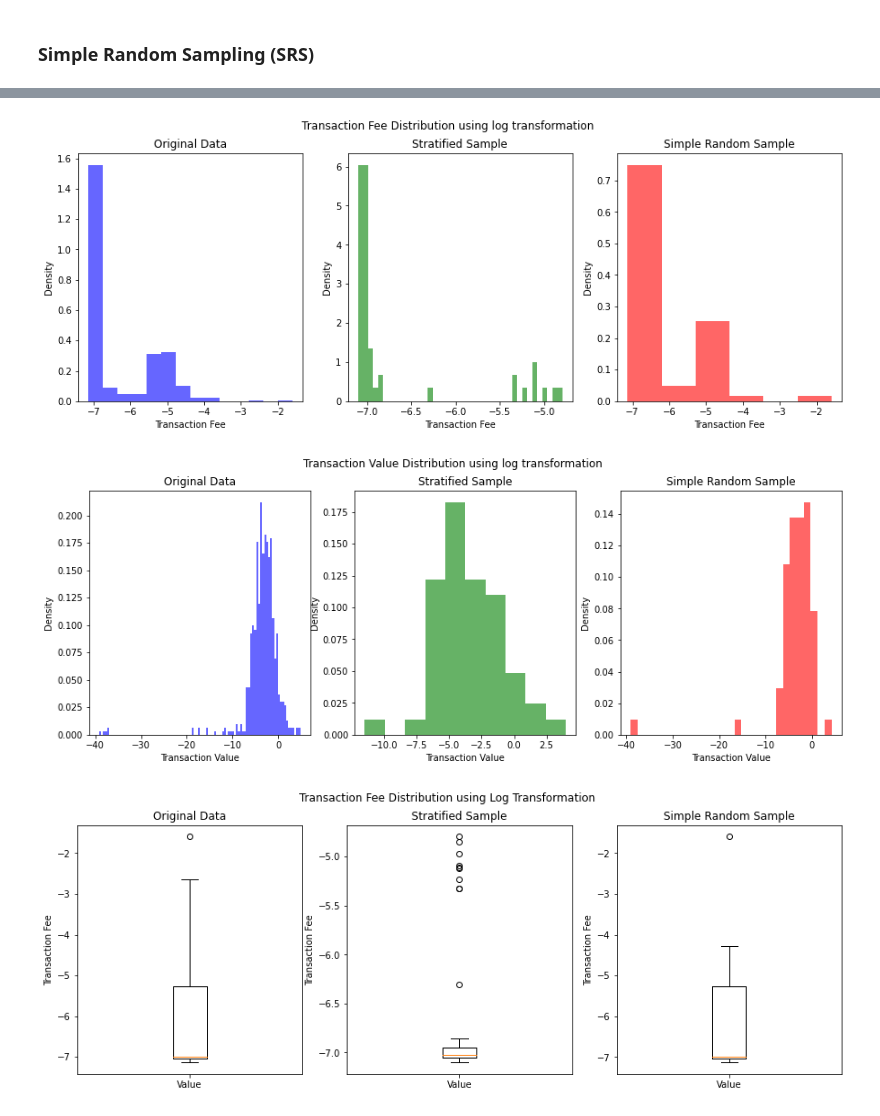
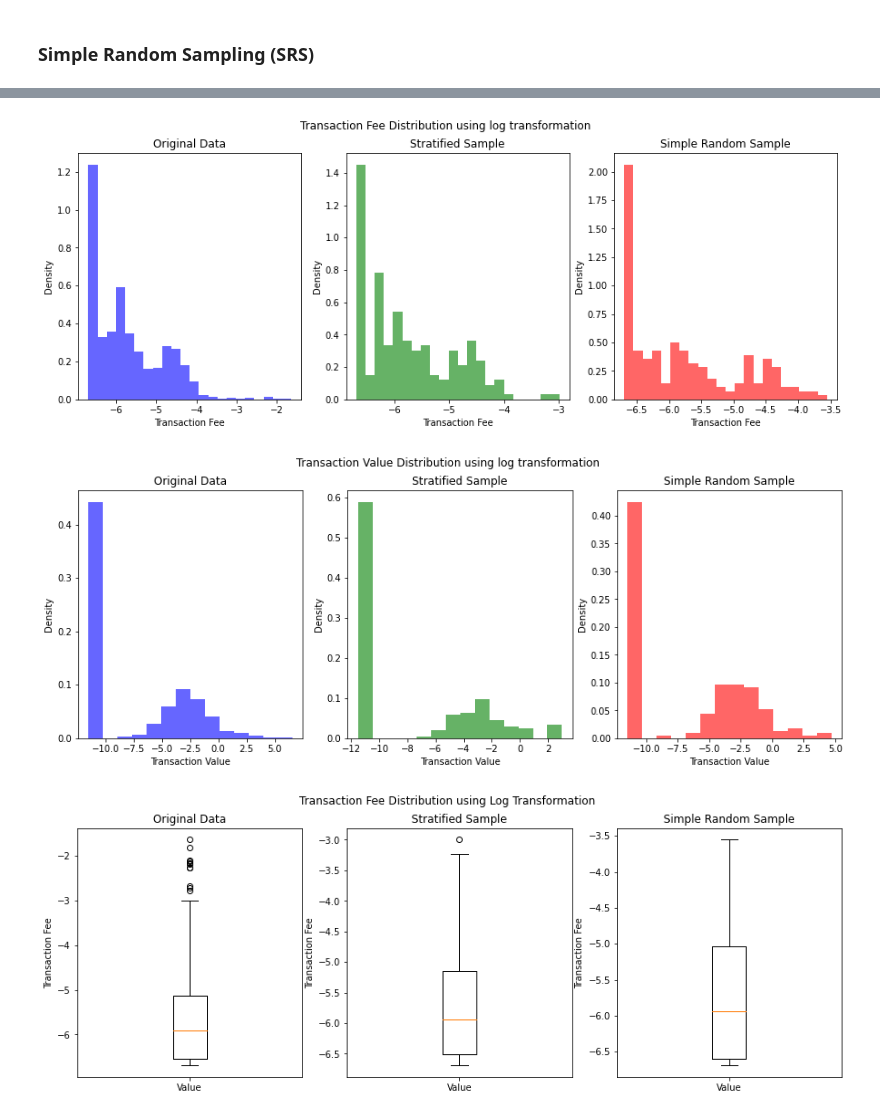
Before and after one commit to avamirm/Web-Scraping, a Jupyter notebook: Code&Report.ipynb, the cells around one changed output, grey strips where cells are left out. Drawn from its saved outputs; the diff is of its cells as text; code cells hidden in the pictures.

```diff
--- a/Code&Report.ipynb
+++ b/Code&Report.ipynb
@@ -531,0 +565,4 @@ transactionsDf_without_zero_txn.describe()
+# %%
+sample_size = round(calcSampleProportion(transactionsDf_with_zero_txn) * transactionsDf_with_zero_txn.shape[0])
+simple_random_sampled = transactionsDf_with_zero_txn.sample(n=sample_size, random_state=42)
+display(simple_random_sampled[['Value', 'Txn Fee']].describe())
@@ -574,0 +598,3 @@ sampled_with_stratified.describe()
+# %%
+transactionsDf_with_zero_txn['New Methods'] = transactionsDf_with_zero_txn['Method']
+transactionsDf_with_zero_txn
@@ -574,0 +615,12 @@ sampled_with_stratified.describe()
+# %%
+stratified_sampled = pd.DataFrame()
+
+top_9_methods = transactionsDf_with_zero_txn['New Methods'].value_counts().nlargest(9).index
+transactionsDf_with_zero_txn.loc[~transactionsDf_with_zero_txn['New Methods'].isin(top_9_methods), 'New Methods'] = 'Other'
+
+for method, group in transactionsDf_with_zero_txn.groupby('New Methods'):
+    num_samples = round(len(group) * calcSampleProportion(transactionsDf_with_zero_txn))
+    sampled_group = group.sample(n=num_samples, random_state=42)
+    stratified_sampled = pd.concat([stratified_sampled, sampled_group])
+
+stratified_sampled[['Value', 'Txn Fee']].describe()
@@ -575,77 +637,89 @@ sampled_with_stratified.describe()
 # %%
-bin_size_original = calcBinSize(np.log(transactionsDf_without_zero_txn['Txn Fee']))
-bin_size_stratified = calcBinSize(np.log(sampled_with_stratified['Txn Fee']))
-bin_size_simple = calcBinSize(np.log(sampled_with_simple_random['Txn Fee']))
+# bin_size_original = calcBinSize(np.log(transactionsDf_with_zero_txn['Txn Fee']))
+# bin_size_stratified = calcBinSize(np.log(stratified_sampled['Txn Fee']))
+# bin_size_simple = calcBinSize(np.log(simple_random_sampled['Txn Fee']))
+
+bin_size_original = calcBinSize(np.log(transactionsDf_with_zero_txn['Txn Fee']))
+bin_size_stratified = bin_size_original
+bin_size_simple = bin_size_original
 
 fig, ax = plt.subplots(1, 3, figsize=(15, 5))
 fig.suptitle('Transaction Fee Distribution using log transformation')
 
-ax[0].hist(np.log(transactionsDf_without_zero_txn['Txn Fee']), bins=bin_size_original, color='blue', density=True, alpha=0.6)
+ax[0].hist(np.log(transactionsDf_with_zero_txn['Txn Fee']), bins=bin_size_original, color='blue', density=True, alpha=0.6)
 ax[0].set_title('Original Data')
 ax[0].set_xlabel('Transaction Fee')
 ax[0].set_ylabel('Density')
 
-ax[1].hist(np.log(sampled_with_stratified['Txn Fee']), bins=bin_size_stratified, color='green', density=True, alpha=0.6)
+ax[1].hist(np.log(stratified_sampled['Txn Fee']), bins=bin_size_stratified, color='green', density=True, alpha=0.6)
 ax[1].set_title('Stratified Sample')
 ax[1].set_xlabel('Transaction Fee')
 ax[1].set_ylabel('Density')
 
-ax[2].hist(np.log(sampled_with_simple_random['Txn Fee']), bins=bin_size_simple, color='red', density=True, alpha=0.6)
+ax[2].hist(np.log(simple_random_sampled['Txn Fee']), bins=bin_size_simple, color='red', density=True, alpha=0.6)
 ax[2].set_title('Simple Random Sample')
 ax[2].set_xlabel('Transaction Fee')
 ax[2].set_ylabel('Density')
 
 plt.show()
 # %% [output]
-[figure, old version]
+[figure, new version]
 # %%
-bin_size_original = calcBinSize(np.log(transactionsDf_without_zero_txn['Value']))
-bin_size_stratified = calcBinSize(np.log(sampled_with_stratified['Value']))
-bin_size_simple = calcBinSize(np.log(sampled_with_simple_random['Value']))
+stratified_sampled_plus_epsilon = stratified_sampled['Value'] + epsilon
+transactionsDf_with_zero_txn_plus_epsilon = transactionsDf_with_zero_txn['Value'] + epsilon
+simple_random_sampled_plus_epsilon = simple_random_sampled['Value'] + epsilon
+
+# bin_size_original = calcBinSize(np.log(transactionsDf_with_zero_txn_plus_epsilon))
+# bin_size_stratified = calcBinSize(np.log(stratified_sampled_plus_epsilon))
+# bin_size_simple = calcBinSize(np.log(simple_random_sampled_plus_epsilon))
+
+bin_size_original = calcBinSize(np.log(transactionsDf_with_zero_txn_plus_epsilon))
+bin_size_stratified = bin_size_original
+bin_size_simple = bin_size_original
 
 fig, ax = plt.subplots(1, 3, figsize=(15, 5))
 fig.suptitle('Transaction Value Distribution using log transformation')
 
-ax[0].hist(np.log(transactionsDf_without_zero_txn['Value']), bins=bin_size_original, color='blue', density=True, alpha=0.6)
+ax[0].hist(np.log(transactionsDf_with_zero_txn_plus_epsilon), bins=bin_size_original, color='blue', density=True, alpha=0.6)
 ax[0].set_title('Original Data')
 ax[0].set_xlabel('Transaction Value')
 ax[0].set_ylabel('Density')
 
-ax[1].hist(np.log(sampled_with_stratified['Value']), bins=bin_size_stratified, color='green', density=True, alpha=0.6)
+ax[1].hist(np.log(stratified_sampled_plus_epsilon), bins=bin_size_stratified, color='green', density=True, alpha=0.6)
 ax[1].set_title('Stratified Sample')
 ax[1].set_xlabel('Transaction Value')
 ax[1].set_ylabel('Density')
 
-ax[2].hist(np.log(sampled_with_simple_random['Value']), bins=bin_size_simple, color='red', density=True, alpha=0.6)
+ax[2].hist(np.log(simple_random_sampled_plus_epsilon), bins=bin_size_simple, color='red', density=True, alpha=0.6)
 ax[2].set_title('Simple Random Sample')
 ax[2].set_xlabel('Transaction Value')
 ax[2].set_ylabel('Density')
 
 plt.show()
 # %% [output]
-[figure, old version]
+[figure, new version]
 # %%
 fig, ax = plt.subplots(1, 3, figsize=(15, 5))
 fig.suptitle('Transaction Fee Distribution using Log Transformation')
 
-boxplot1 = ax[0].boxplot(np.log(transactionsDf_without_zero_txn['Txn Fee']))
+boxplot1 = ax[0].boxplot(np.log(transactionsDf_with_zero_txn['Txn Fee']))
 ax[0].set_title('Original Data')
 ax[0].set_ylabel('Transaction Fee')
 ax[0].set_xticklabels(['Value'])
 
-boxplot2 = ax[1].boxplot(np.log(sampled_with_stratified['Txn Fee']))
+boxplot2 = ax[1].boxplot(np.log(stratified_sampled['Txn Fee']))
 ax[1].set_title('Stratified Sample')
 ax[1].set_ylabel('Transaction Fee')
 ax[1].set_xticklabels(['Value'])
 
-boxplot3 = ax[2].boxplot(np.log(sampled_with_simple_random['Txn Fee']))
+boxplot3 = ax[2].boxplot(np.log(simple_random_sampled['Txn Fee']))
 ax[2].set_title('Simple Random Sample')
 ax[2].set_ylabel('Transaction Fee')
 ax[2].set_xticklabels(['Value'])
 
 plt.show()
 # %% [output]
-[figure, old version]
+[figure, new version]
 # %%
 fig, ax = plt.subplots(1, 3, figsize=(15, 5))
 fig.suptitle('Transaction Value Distribution using Log Transformation')
```
Also changed, not shown: parts of 29 cells of this notebook.
